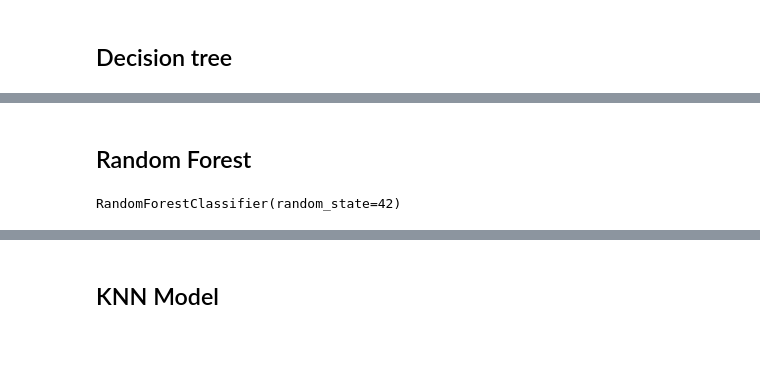
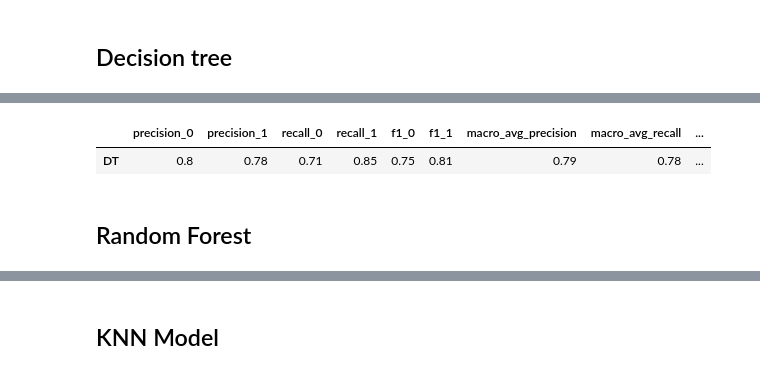
Before and after one commit to aaviix/HEART-DISEASES-PREDICTION-MACHINE-LEARNING-, a Jupyter notebook: heart-disease-prediction.ipynb, the cells around one changed output, grey strips where cells are left out. Cells and saved outputs as stored; diff of their text form; code cells hidden in the pictures; blank space fills up the shorter version.

```diff
--- a/heart-disease-prediction.ipynb
+++ b/heart-disease-prediction.ipynb
@@ -409,0 +481,11 @@ X_train.head()
+# %%
+# Hyperparameter grid for DT
+param_grid_dt = {
+    'criterion': ['gini', 'entropy'],
+    'max_depth': [2,3],
+    'min_samples_split': [2, 3, 4],
+    'min_samples_leaf': [1, 2]
+}
+# %%
+# Call the function for hyperparameter tuning
+best_dt, best_dt_hyperparams = tune_clf_hyperparameters(dt_base, param_grid_dt, X_train, y_train)
@@ -410,11 +521,41 @@ X_train.head()
+# %%
+def evaluate_model(model, X_test, y_test, model_name):
+    """
+    Evaluates the performance of a trained model on test data using various metrics.
+    """
+    # Make predictions
+    y_pred = model.predict(X_test)
+
+    # Get classification report
+    report = classification_report(y_test, y_pred, output_dict=True)
+
+    # Extracting metrics
+    metrics = {
+        "precision_0": report["0"]["precision"],
+        "precision_1": report["1"]["precision"],
+        "recall_0": report["0"]["recall"],
+        "recall_1": report["1"]["recall"],
+        "f1_0": report["0"]["f1-score"],
+        "f1_1": report["1"]["f1-score"],
+        "macro_avg_precision": report["macro avg"]["precision"],
+        "macro_avg_recall": report["macro avg"]["recall"],
+        "macro_avg_f1": report["macro avg"]["f1-score"],
+        "accuracy": accuracy_score(y_test, y_pred)
+    }
+
+    # Convert dictionary to dataframe
+    df = pd.DataFrame(metrics, index=[model_name]).round(2)
+
+    return df
+# %%
+dt_evaluation = evaluate_model(best_dt, X_test, y_test, 'DT')
+dt_evaluation
+# %% [output]
+|  | precision_0 | precision_1 | recall_0 | recall_1 | f1_0 | f1_1 | macro_avg_precision | macro_avg_recall | ... |
+| DT | 0.8 | 0.78 | 0.71 | 0.85 | 0.75 | 0.81 | 0.79 | 0.78 | ... |
 # %% [markdown]
 ## Random Forest
 # %%
 # Initialize the Random Forest model
-rf_model = RandomForestClassifier(n_estimators=100, random_state=42)
-
-# Train the model
-rf_model.fit(X_train, y_train)
+rf_base = RandomForestClassifier(n_estimators=100, random_state=42)
-# %% [output]
-RandomForestClassifier(random_state=42)
 # %%
```
Also changed, not shown: parts of 36 cells of this notebook.
